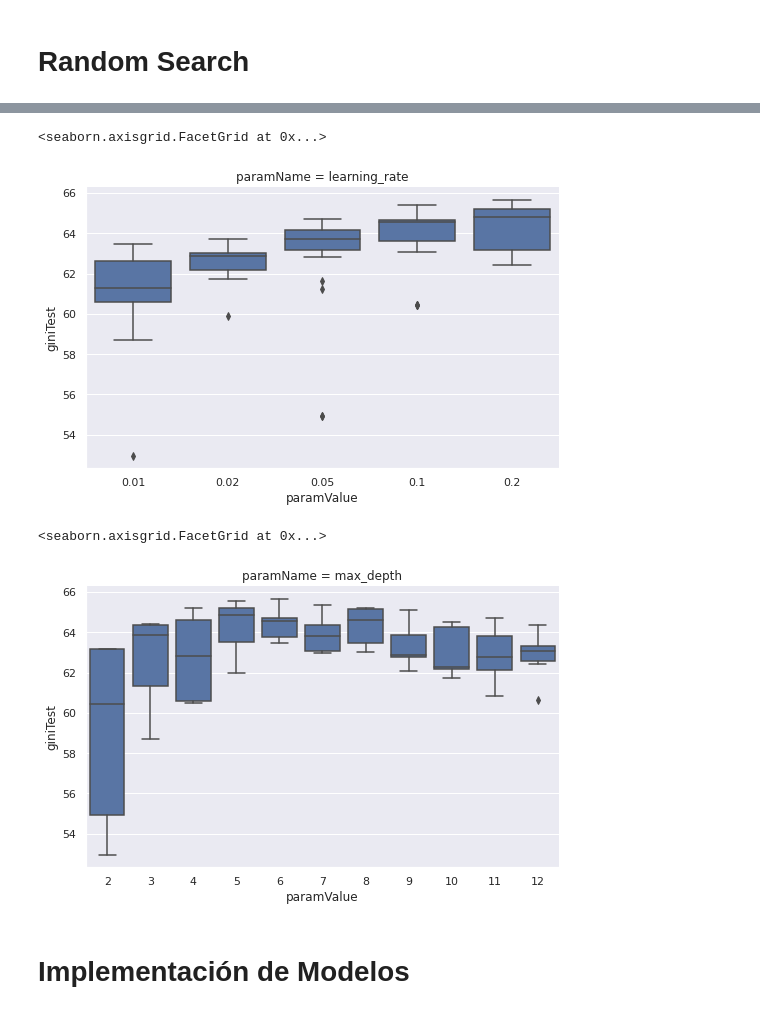
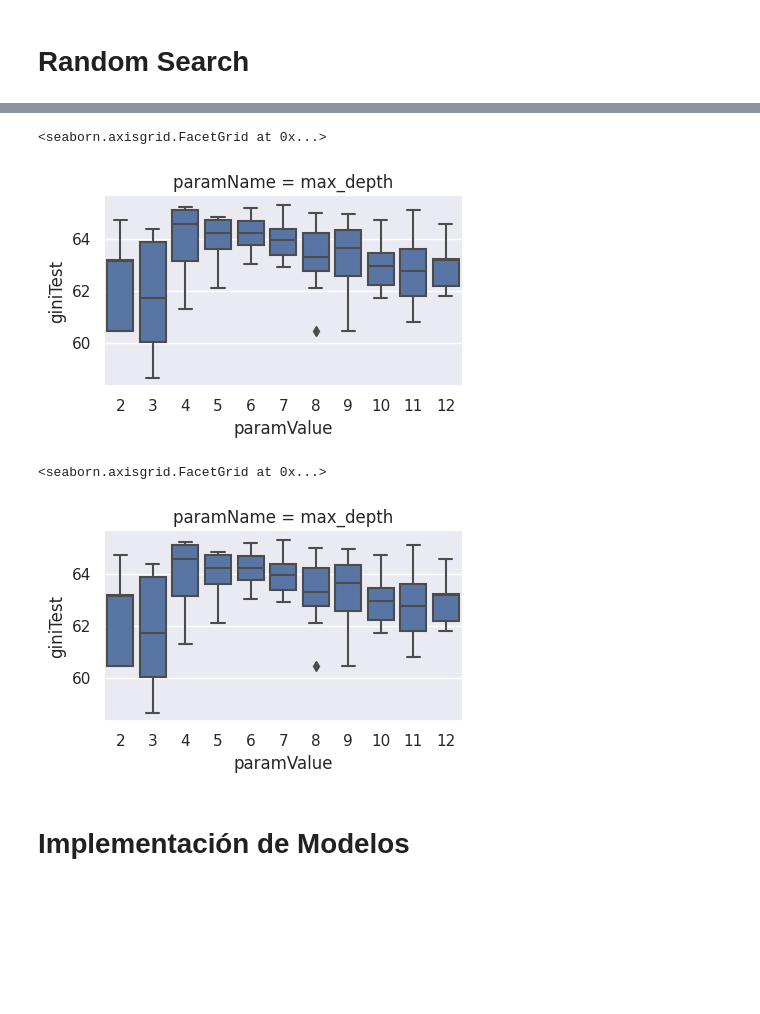
Before and after one commit to AntonioGarciaData/prueba_codigos_PEA_ML_DL, a Jupyter notebook: Supervised_models /Decission_Tree/Lab_Santander.ipynb, the cells around one changed output, grey strips where cells are left out. Saved outputs shown, nothing was run; the diff lists cells and outputs as text; code cells hidden in the pictures; blank space fills up the shorter version.

```diff
--- a/Supervised_models /Decission_Tree/Lab_Santander.ipynb
+++ b/Supervised_models /Decission_Tree/Lab_Santander.ipynb
@@ -1175,25 +1280,25 @@ pdResults = pdResults[~pdResults.paramName.isin(['objective', 'eval_metric', 'et
 set(pdResults['paramName'])
 
 
-sns.FacetGrid(pdResults.loc[pdResults.paramName=='learning_rate'],
+sns.FacetGrid(pdResults.loc[pdResults.paramName=='max_depth'],
               row="paramName",
-              sharex=False, size=5, aspect=1.5).\
+              sharex=False, aspect=1.5).\
           map(sns.boxplot,
               'paramValue',
               'giniTest')
 # %% [output]
 <seaborn.axisgrid.FacetGrid at 0x...>
-[figure, old version]
+[figure, new version]
 # %%
 sns.FacetGrid(pdResults.loc[pdResults.paramName=='max_depth'],
               row="paramName",
-              sharex=False, size=5, aspect=1.5).\
+              sharex=False, aspect=1.5).\
           map(sns.boxplot,
               'paramValue',
               'giniTest')
 # %% [output]
 <seaborn.axisgrid.FacetGrid at 0x...>
-[figure, old version]
+[figure, new version]
 # %% [markdown]
 # Implementación de Modelos
 # %%
```
Also changed, not shown: parts of 38 cells of this notebook.
